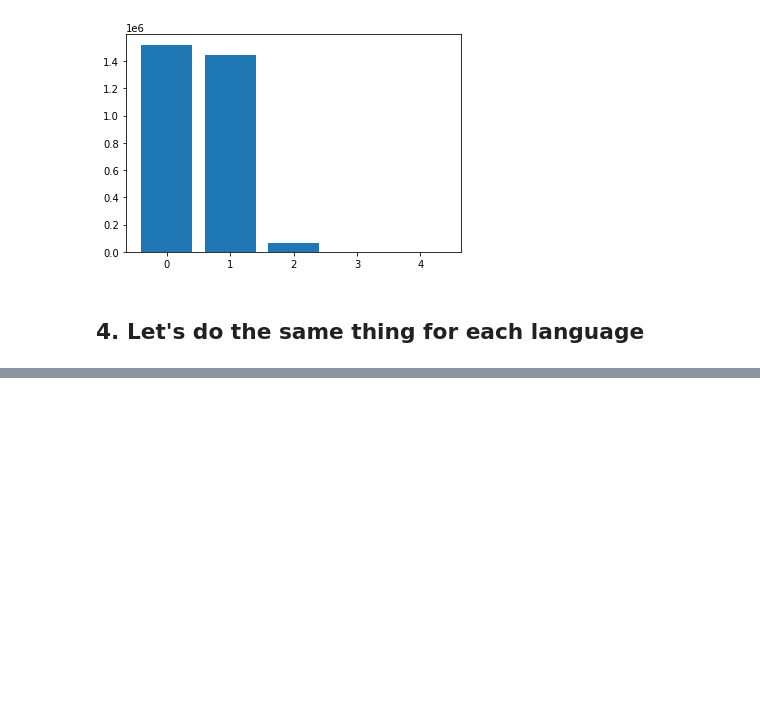
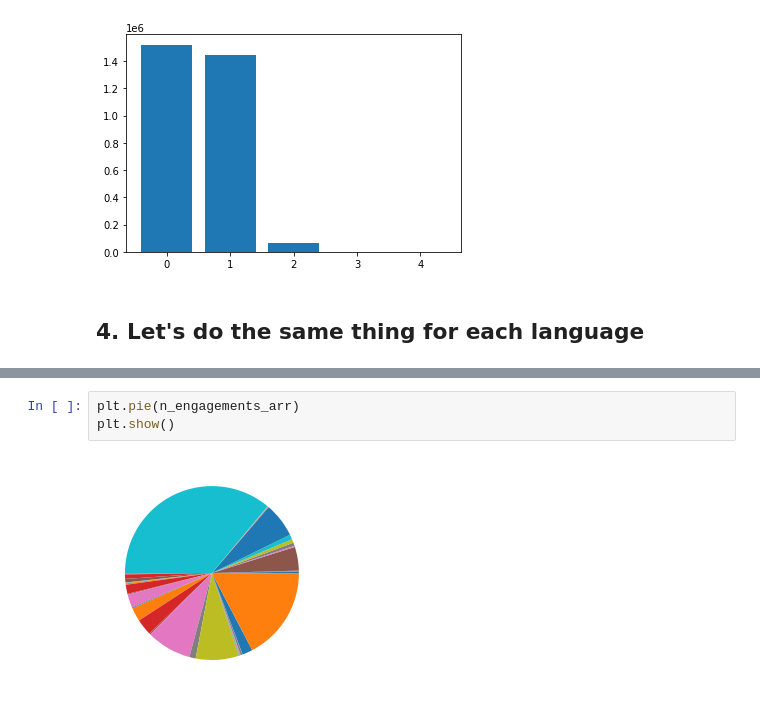
Before and after one commit to RecKIE7/recsys2021-twitter, a Jupyter notebook: analysis/engagement.ipynb, the cells around one changed output, grey strips where cells are left out. Cells and saved outputs as stored; diff of their text form; blank space fills up the shorter version.

```diff
--- a/analysis/engagement.ipynb
+++ b/analysis/engagement.ipynb
@@ -141,0 +196,5 @@ df['language'] = ori_df[]
+# %%
+plt.pie(n_engagements_arr)
+plt.show()
+# %% [output]
+[figure, added]
```
Also changed, not shown: parts of 15 cells of this notebook, 1 other file.
